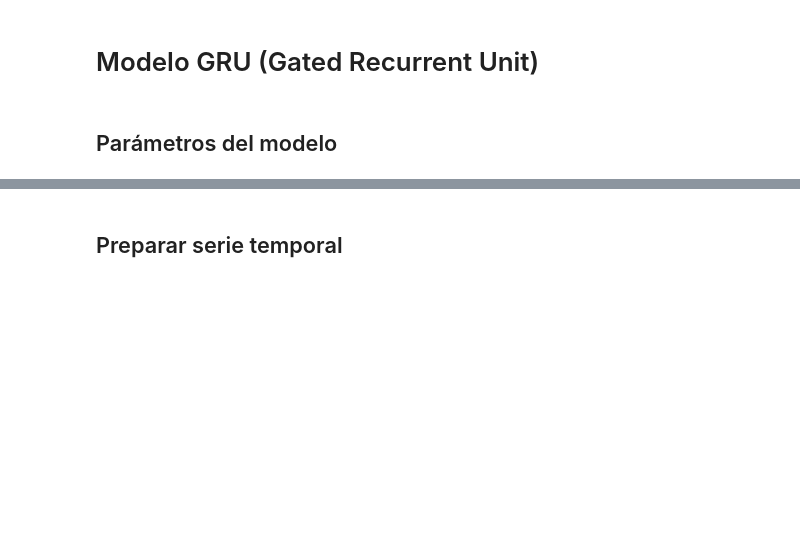
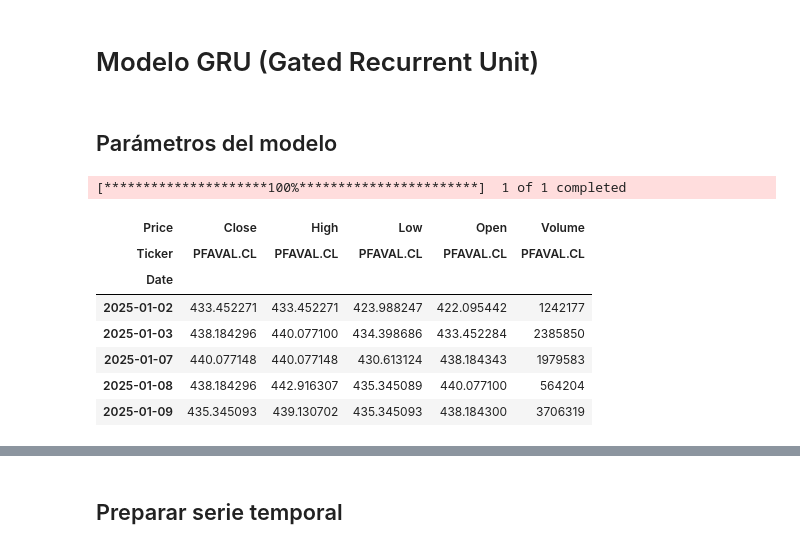
Before and after one commit to Estrategia-e-innovacion-de-TI/Talleres_IA_2026, a Jupyter notebook: server/analisis_tecnico.ipynb, the cells around one changed output, grey strips where cells are left out. Cells and saved outputs as stored; diff of their text form; code cells hidden in the pictures; blank space fills up the shorter version.

```diff
--- a/server/analisis_tecnico.ipynb
+++ b/server/analisis_tecnico.ipynb
@@ -72,3 +38,23 @@ HORIZONTE = 1 # Días hacia adelante a predecir
 TEST_SIZE = 0.15 # 15 % de los datos para prueba
 EPOCHS = 100
 BATCH_SIZE = 16
+# %%
+import yfinance as yf
+
+ticker = "PFAVAL.CL"
+df = yf.download(ticker,
+                 start="2025-01-01",
+                 end="2026-05-28")
+
+
+df.head()
+# %% [output]
+[*********************100%***********************]  1 of 1 completed
+| Price | Close | High | Low | Open | Volume |
+| Ticker | PFAVAL.CL | PFAVAL.CL | PFAVAL.CL | PFAVAL.CL | PFAVAL.CL |
+| Date |  |  |  |  |  |
+| 2025-01-02 | 433.452271 | 433.452271 | 423.988247 | 422.095442 | 1242177 |
+| 2025-01-03 | 438.184296 | 440.077100 | 434.398686 | 433.452284 | 2385850 |
+| 2025-01-07 | 440.077148 | 440.077148 | 430.613124 | 438.184343 | 1979583 |
+| 2025-01-08 | 438.184296 | 442.916307 | 435.345089 | 440.077100 | 564204 |
+| 2025-01-09 | 435.345093 | 439.130702 | 435.345093 | 438.184300 | 3706319 |
```
Also changed, not shown: parts of 15 cells of this notebook, 7 other files.
